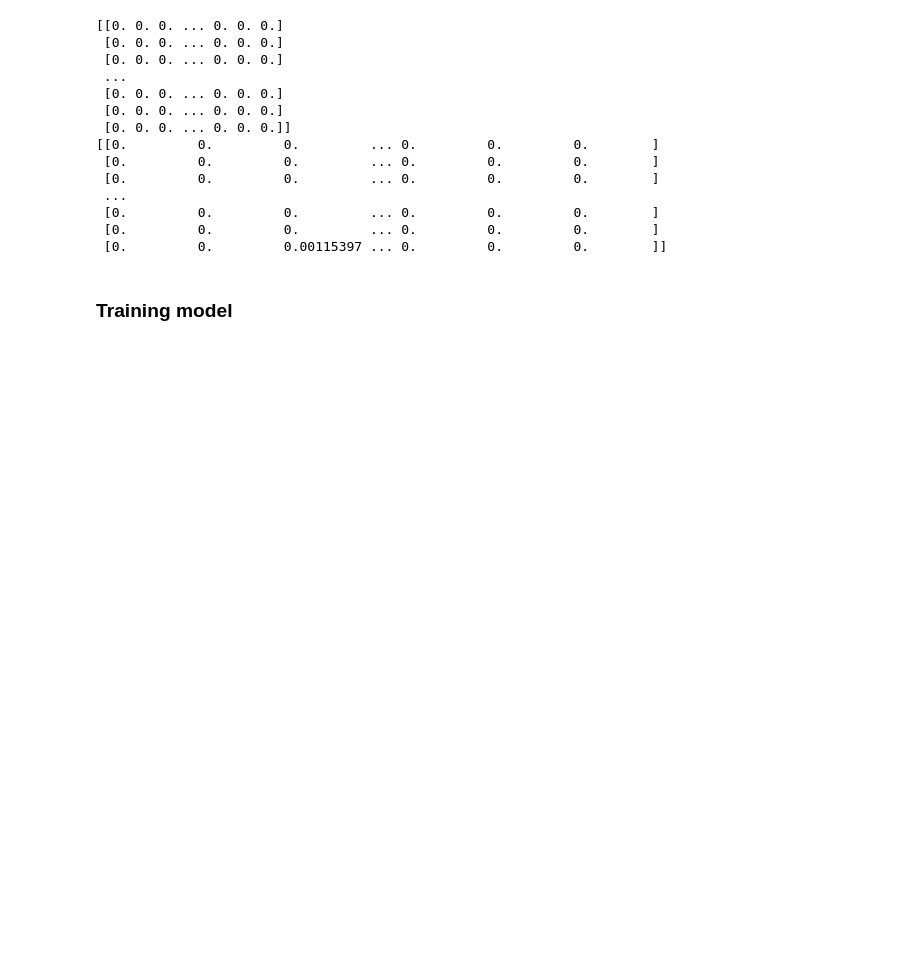
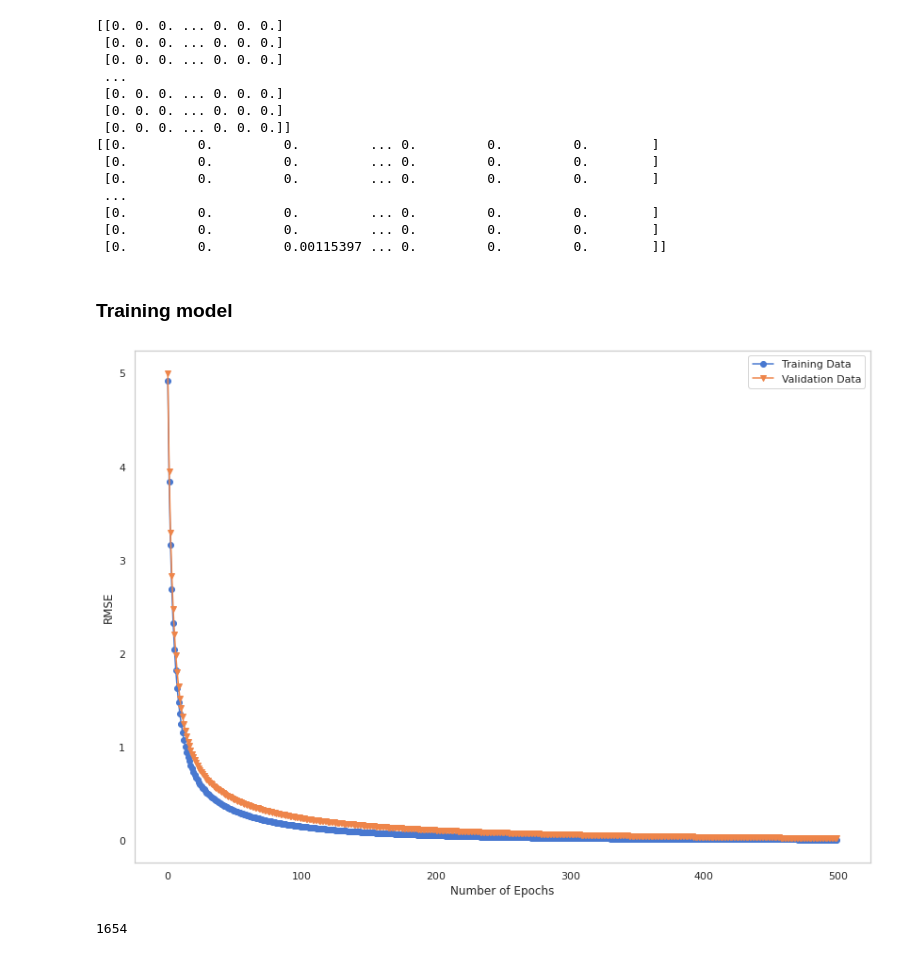
Before and after one commit to fadilparves/stoch_gradient_descent, a Jupyter notebook: Artist_Recommender.ipynb, the cells around one changed output. Saved outputs shown, nothing was run; the diff lists cells and outputs as text; code cells hidden in the pictures; blank space fills up the shorter version.

Commit message:
working on predicting the ratings for each artist for a random user

```diff
--- a/Artist_Recommender.ipynb
+++ b/Artist_Recommender.ipynb
@@ -210,10 +210,19 @@ train, val = train_test_split(ratings)
 # %%
 recom = StochasticGradientDescent(n_epochs=500).fit(train, val)
 # %%
-plt.plot(range(recommender.n_epochs), recommender.train_error, marker='o', label='Training Data');
-plt.plot(range(recommender.n_epochs), recommender.val_error, marker='v', label='Validation Data');
+plt.plot(range(recom.n_epochs), recom.train_error, marker='o', label='Training Data');
+plt.plot(range(recom.n_epochs), recom.val_error, marker='v', label='Validation Data');
 plt.xlabel('Number of Epochs');
 plt.ylabel('RMSE');
 plt.legend()
 plt.grid()
 plt.show()
+# %% [output]
+[figure, added]
+# %%
+user_id = ratings_df.sample(1).index[0]
+user_index = ratings_df.index.get_loc(user_id)
+pred_index = np.where(train[user_index, :]==0)
+pred_ind
+# %% [output]
+1654
```
